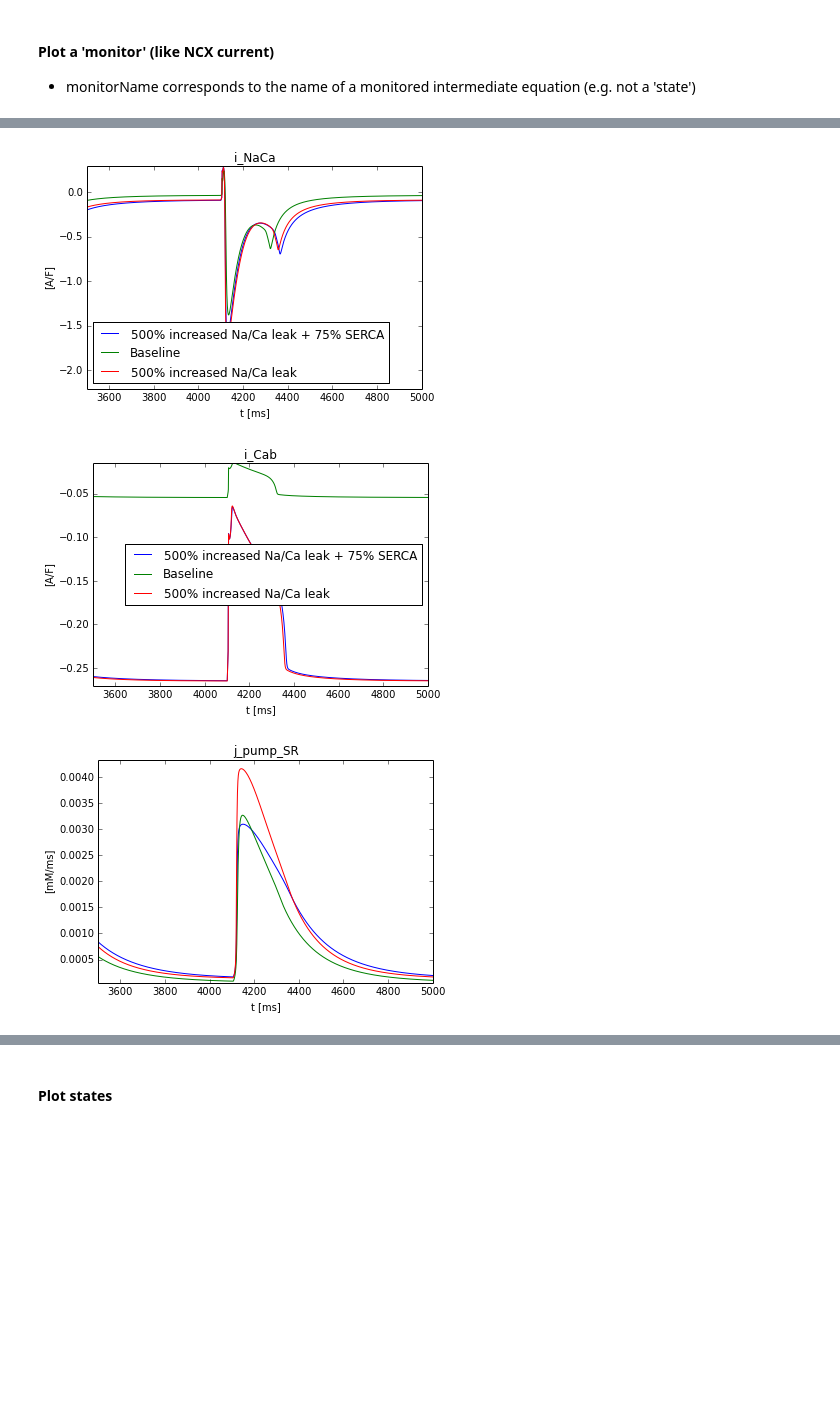
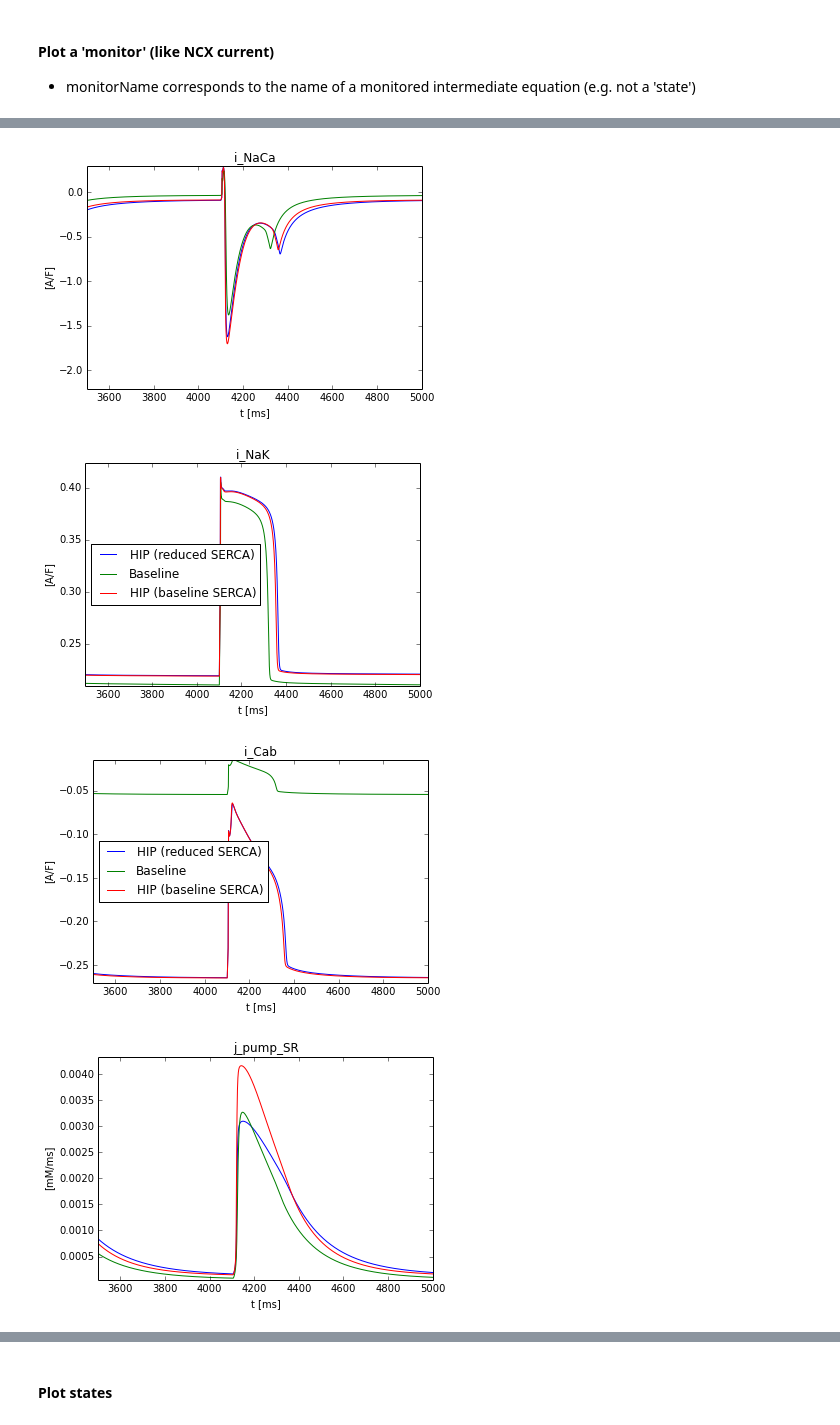
Before and after one commit to huskeypm/wholecell, a Jupyter notebook: despaSweep.ipynb, the cells around one changed output, grey strips where cells are left out. Drawn from its saved outputs; the diff is of its cells as text; code cells hidden in the pictures; blank space fills up the shorter version.

```diff
--- a/despaSweep.ipynb
+++ b/despaSweep.ipynb
@@ -47,3 +48,9 @@ nohup python runShannonTest.py -stim 1000 -T 100000 -var G_CaBk 2.750000 -var G_
 nohup python runShannonTest.py -stim 1000 -T 100000 -var G_CaBk 2.750000 -var G_NaBk 2.500000 -name ./run_G_CaBk2.75_G_NaBk2.50_stim1000 &
 nohup python runShannonTest.py -stim 1000 -T 100000 -var G_CaBk 2.750000 -var G_NaBk 2.750000 -name ./run_G_CaBk2.75_G_NaBk2.75_stim1000 &
 64
+# %%
+state="Cai"
+class empty:pass
+mM_to_uM = 1e3
+ms_to_s = 1e-3
+oMin,oMax=ao.ProcessTwoDOutputs(allKeys,allVars ,state=state,xlims=[70000,75000],ylims=[1e-4*mM_to_uM,1.0e-3*mM_to_uM])
@@ -110 +116,9 @@ Reading ./run_G_CaBk2.75_G_NaBk2.75_stim1000.pickle
+# %%
+root = "/net/share/pmke226/data/150609_despa/"
+versionPrefix = "150609_"
+
+if 1:
+  data1 = ao.readPickle(root+"run_G_CaBk1.00_G_NaBk1.00_stim1000.pickle")
+  data2 = ao.readPickle(root+"run_G_CaBk1.75_G_NaBk1.75_stim1000.pickle")
+  data3 = ao.readPickle(root+"run_G_CaBk2.00_G_NaBk2.00_stim1000.pickle")
 # %%
@@ -254,10 +277,12 @@ Plot a state
 # %%
+root = "/net/share/pmke226/data/150609_despa/"
+versionPrefix = "150609_"
 if 0:
-  data = readPickle("despahealthy1000_100.pickle")
+  data = ao.readPickle(root+"despahealthy1000_100.pickle")
 s = data['s']
 t = data['t']
 
-mylabel = "Ca_SR"
+mylabel = "Cai"
 idx = runner.model.state_indices(mylabel)
 sca = s[1:,idx]
 plt.plot(t,sca,label=mylabel)
@@ -288,13 +313,21 @@ Reading despa_incrleak_1000.pickle
 plt.figure()
 #PlotMe(caseDict,monitorName="i_NaCa",doLegend=False,label="[A/F]",loadPickle=True)
 myxlim=[3500,5000]
-ao.DespaPlots(caseDict,monitorName="i_NaCa",doLegend=True,label="[A/F]",xlim=myxlim)#,loadPickle=True)
+ao.DespaPlots(caseDict,monitorName="i_NaCa",doLegend=False,label="[A/F]",xlim=myxlim,root=root+versionPrefix)#,loadPickle=True)
+
+# NKA
+plt.figure()
+ao.DespaPlots(caseDict,monitorName="i_NaK",doLegend=True,label="[A/F]",xlim=myxlim,root=root+versionPrefix)
 
 # Background leak
 plt.figure()
-ao.DespaPlots(caseDict,monitorName="i_Cab",doLegend=True,label="[A/F]",xlim=myxlim)
+ao.DespaPlots(caseDict,monitorName="i_Cab",doLegend=True,label="[A/F]",xlim=myxlim,root=root+versionPrefix)
 
 # SERCA uptake
 plt.figure()
-ao.DespaPlots(caseDict,monitorName="j_pump_SR",doLegend=False,label="[mM/ms]",xlim=myxlim)
+ao.DespaPlots(caseDict,monitorName="j_pump_SR",doLegend=False,label="[mM/ms]",xlim=myxlim,root=root+versionPrefix)
+
+# RyR release
+plt.figure()
+ao.DespaPlots(caseDict,monitorName="j_rel_SR",doLegend=True,label="[mM/ms]",xlim=[4.1e3,4.25e3],root=root+versionPrefix)
 # %% [output]
@@ -301,3 +349,4 @@ ao.DespaPlots(caseDict,monitorName="j_pump_SR",doLegend=False,label="[mM/ms]",xl
-[figure, old version]
+[figure, new version]
-[figure, old version]
+[figure, new version]
-[figure, old version]
+[figure, new version]
+[figure, added]
```
Also changed, not shown: parts of 23 cells of this notebook, 1 other file.
